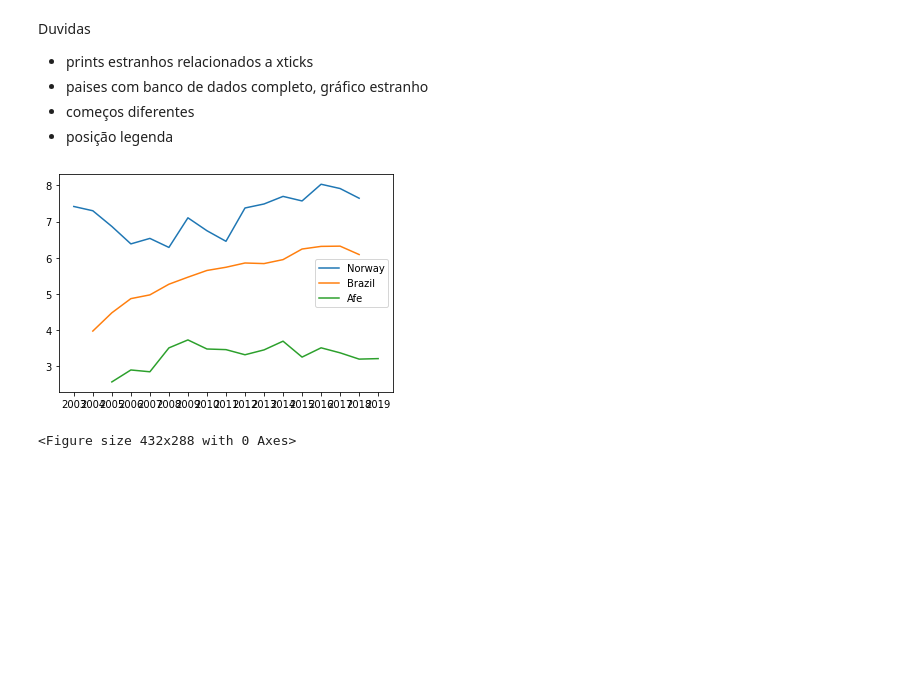
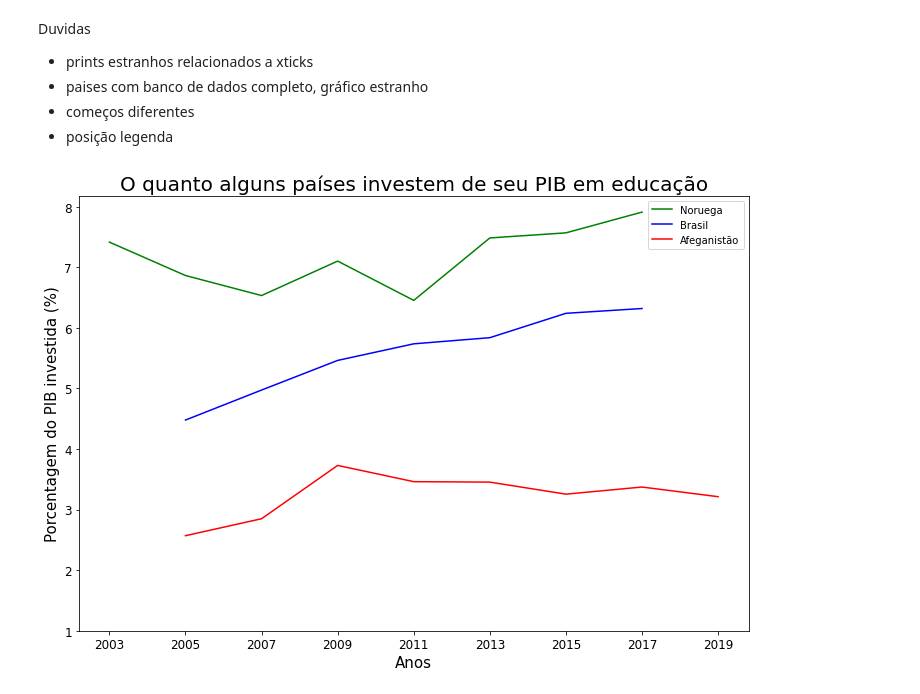
Before and after one commit to alessitomas/c.dadosAPS, a Jupyter notebook: principal.ipynb, the cells around one changed output. Saved outputs shown, nothing was run; the diff lists cells and outputs as text; code cells hidden in the pictures; blank space fills up the shorter version.

```diff
--- a/principal.ipynb
+++ b/principal.ipynb
@@ -8,25 +8,26 @@ Duvidas
 # %%
 import pandas as pd
 import matplotlib.pyplot as plt
 df = pd.read_csv('dados/API_SE.XPD.TOTL.GD.ZS_DS2_en_csv_v2_4411877/API_SE.XPD.TOTL.GD.ZS_DS2_en_csv_v2_4411877.csv', skiprows=4,decimal='.',encoding='latin')
 
-df_bra = df.iloc[29]
-df_afe = df.iloc[2]
-df_nor = df.iloc[177]
+df_bra = df.iloc[29]   # Dados do Brasil
+df_afe = df.iloc[2]    # Dados do Afeganistão
+df_nor = df.iloc[177]  # Dados da Noruega
 
 anos = []
-for ano in range(2003, 2020):
+for ano in range(2003, 2020,2):
     anos.append(str(ano))
 
-
-
-
-plt.plot(df_nor[anos])
-plt.plot(df_bra[anos])
-plt.plot(df_afe[anos])
-plt.legend(['Norway','Brazil', 'Afe'])
-plt.figure()
+plt.figure(figsize=(12,8))
+plt.plot(df_nor[anos],color='green')
+plt.plot(df_bra[anos], color='blue')
+plt.plot(df_afe[anos], color='red')
+plt.legend(['Noruega','Brasil', 'Afeganistão'], loc='best')
+plt.title('O quanto alguns países investem de seu PIB em educação', fontsize=20)
+plt.xlabel('Anos', fontsize=15)
+plt.ylabel('Porcentagem do PIB investida (%)', fontsize=15)
+plt.xticks(fontsize=12)
+plt.yticks(range(1,9,1), fontsize=12)
 plt.show()
 # %% [output]
-[figure, old version]
+[figure, new version]
-<Figure size 432x288 with 0 Axes>
```
